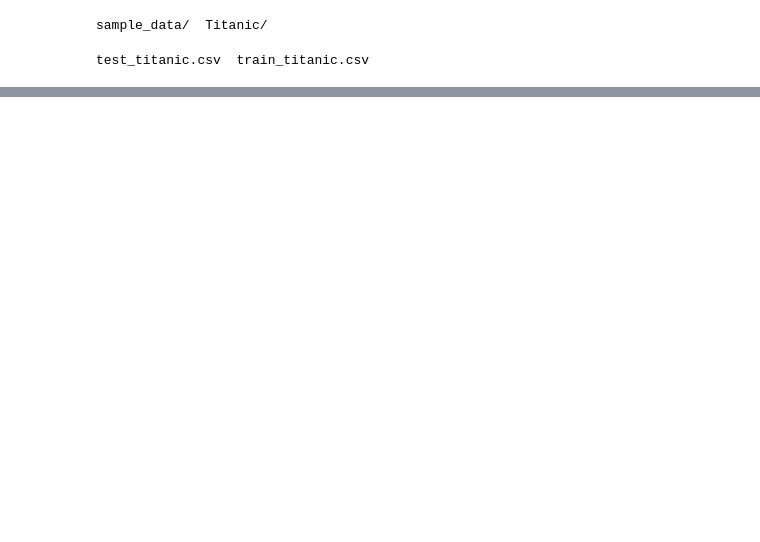
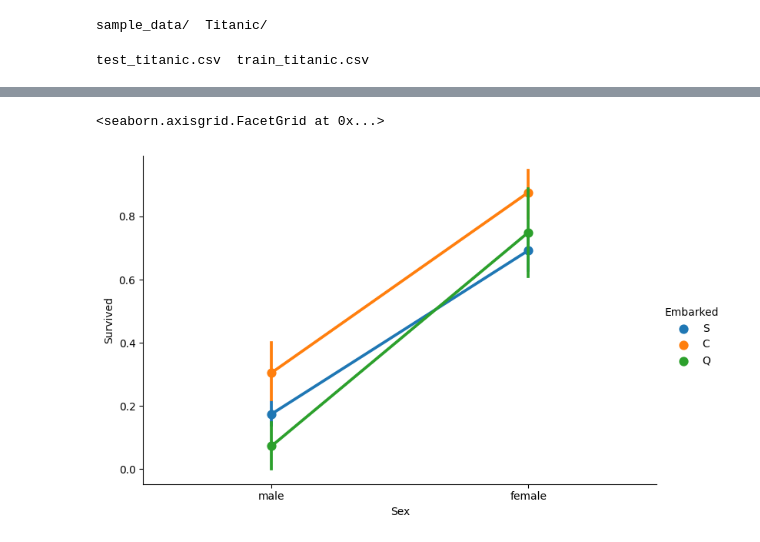
Before and after one commit to NajdekMonika/Titanic, a Jupyter notebook: Titanic.ipynb, the cells around one changed output, grey strips where cells are left out. Cells and saved outputs as stored; diff of their text form; code cells hidden in the pictures; blank space fills up the shorter version.

```diff
--- a/Titanic.ipynb
+++ b/Titanic.ipynb
@@ -250,0 +222,5 @@ Name: Age, dtype: float64
+# %%
+sns.catplot(x = "Sex", y ="Survived", hue = "Embarked", data = d_train, kind = "point", aspect = 1.5)
+# %% [output]
+<seaborn.axisgrid.FacetGrid at 0x...>
+[figure, added]
```
Also changed, not shown: parts of 79 cells of this notebook.
